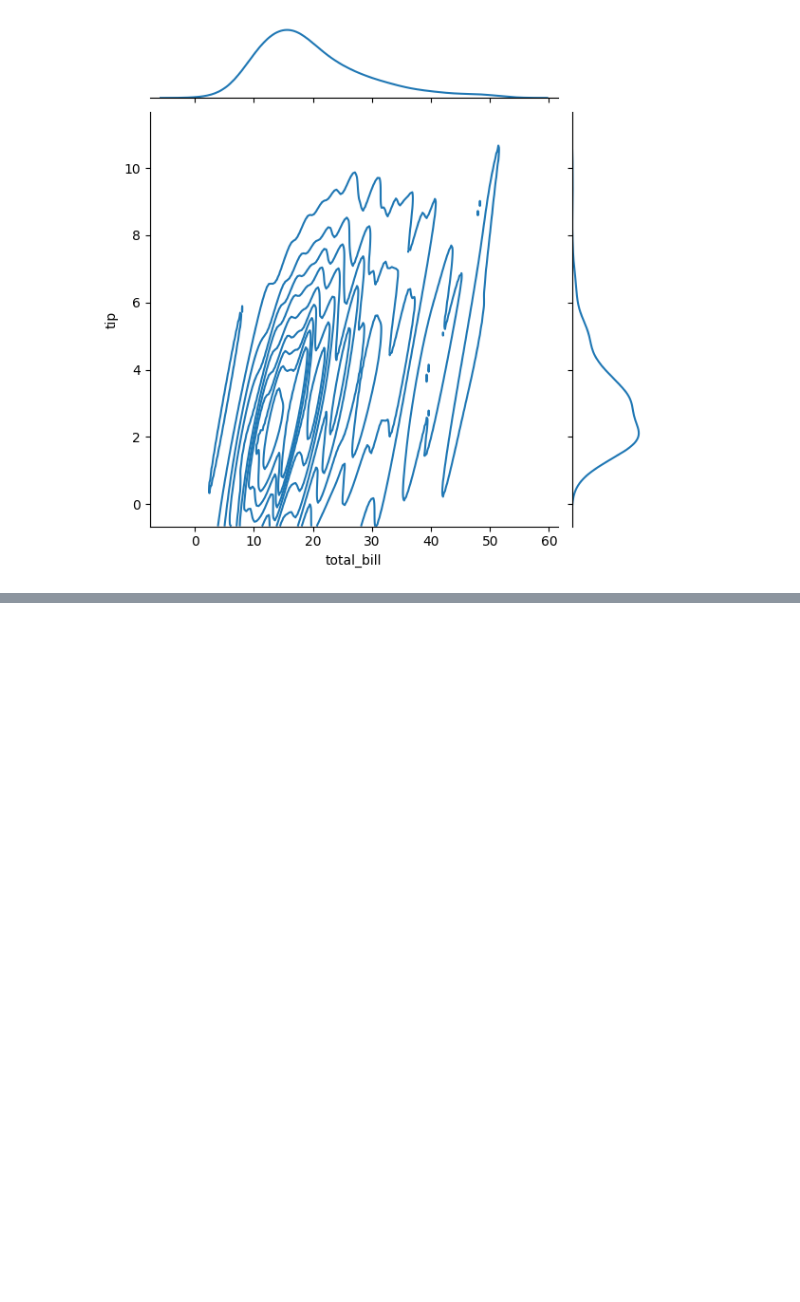
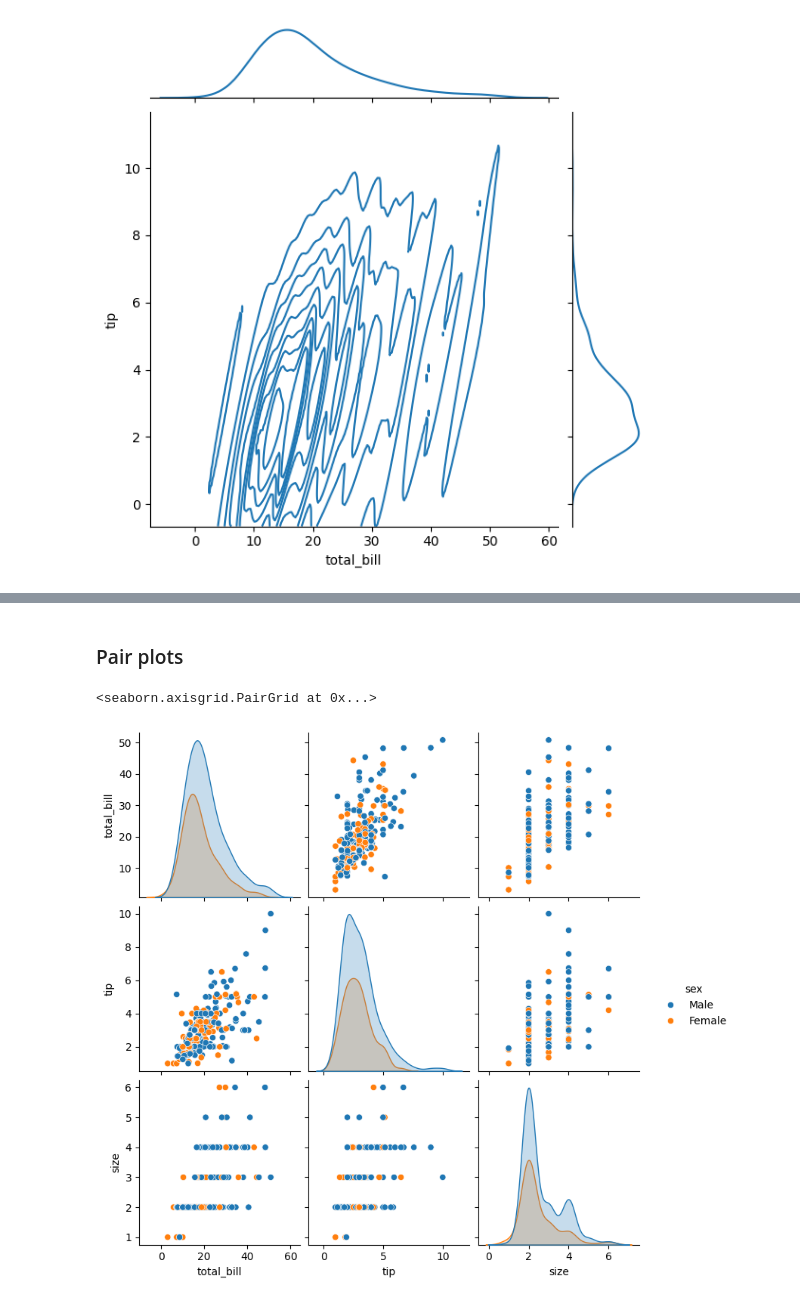
Before and after one commit to shubhamsinha21/symmetrical-dollop, a Jupyter notebook: matplotlib and searborn/DistributionPlot.ipynb, the cells around one changed output, grey strips where cells are left out. Saved outputs shown, nothing was run; the diff lists cells and outputs as text; code cells hidden in the pictures; blank space fills up the shorter version.

```diff
--- a/matplotlib and searborn/DistributionPlot.ipynb
+++ b/matplotlib and searborn/DistributionPlot.ipynb
@@ -69,0 +73,7 @@ sns.jointplot(x='total_bill', y ='tip', data = df, kind= "kde")
+# %% [markdown]
+### Pair plots
+# %%
+sns.pairplot(df, hue = 'sex')
+# %% [output]
+<seaborn.axisgrid.PairGrid at 0x...>
+[figure, added]
```
Also changed, not shown: parts of 3 cells of this notebook.
